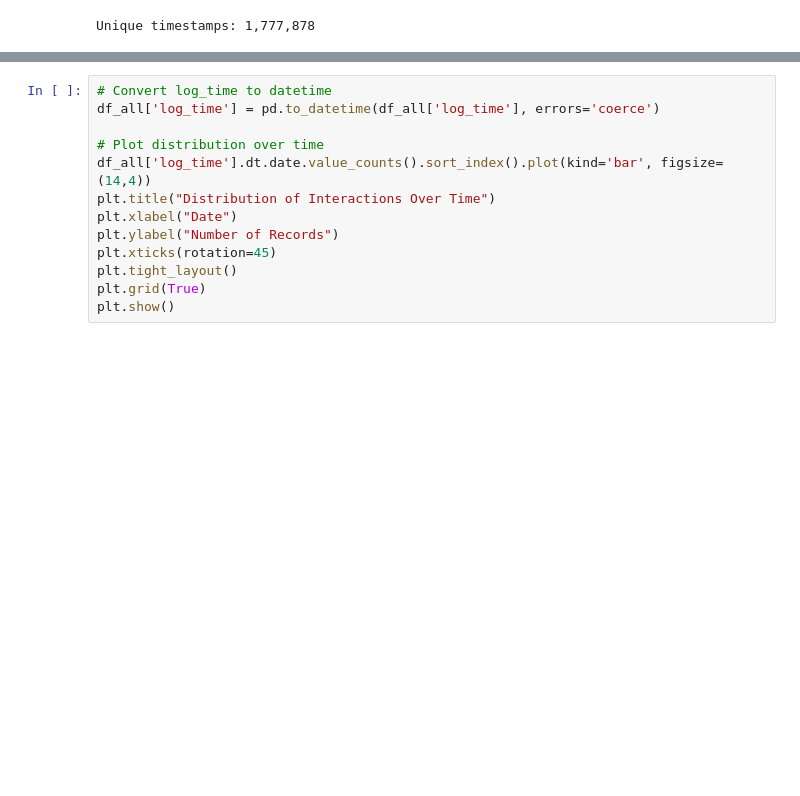
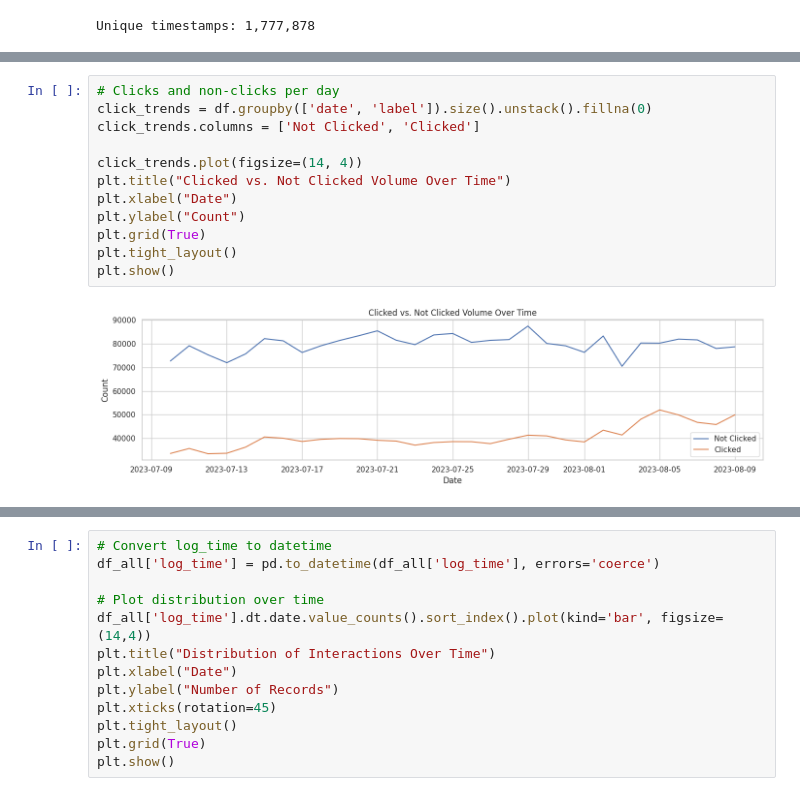
Before and after one commit to sheebaboy33/ColdFusionX, a Jupyter notebook: notebooks/00_data_analysis.ipynb, the cells around one changed output, grey strips where cells are left out. Saved outputs shown, nothing was run; the diff lists cells and outputs as text; blank space fills up the shorter version.

```diff
--- a/notebooks/00_data_analysis.ipynb
+++ b/notebooks/00_data_analysis.ipynb
@@ -291,0 +333,14 @@ Unique timestamps: 1,777,878
+# %%
+# Clicks and non-clicks per day
+click_trends = df.groupby(['date', 'label']).size().unstack().fillna(0)
+click_trends.columns = ['Not Clicked', 'Clicked']
+
+click_trends.plot(figsize=(14, 4))
+plt.title("Clicked vs. Not Clicked Volume Over Time")
+plt.xlabel("Date")
+plt.ylabel("Count")
+plt.grid(True)
+plt.tight_layout()
+plt.show()
+# %% [output]
+[figure, added]
```
Also changed, not shown: parts of 21 cells of this notebook.
